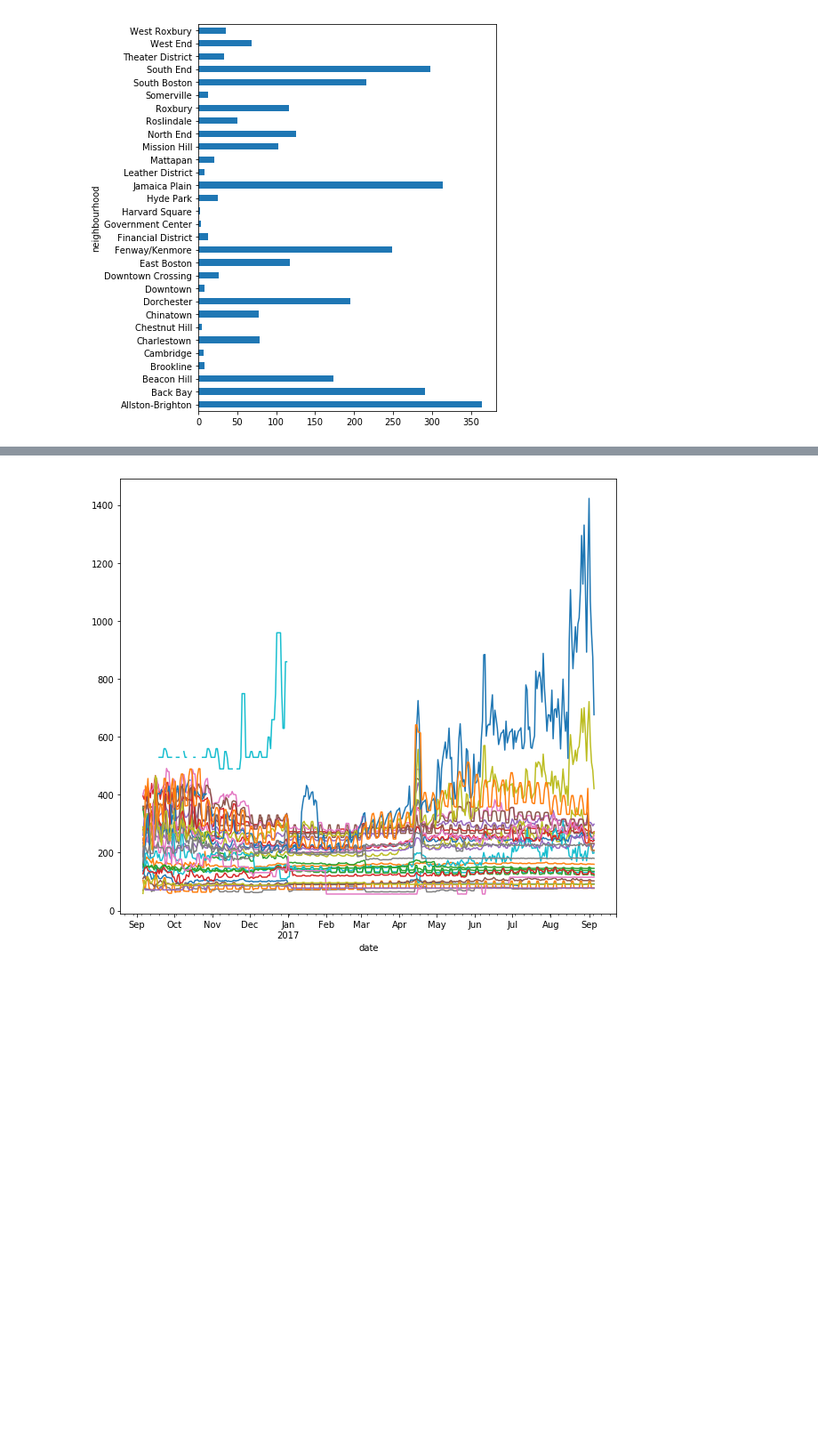
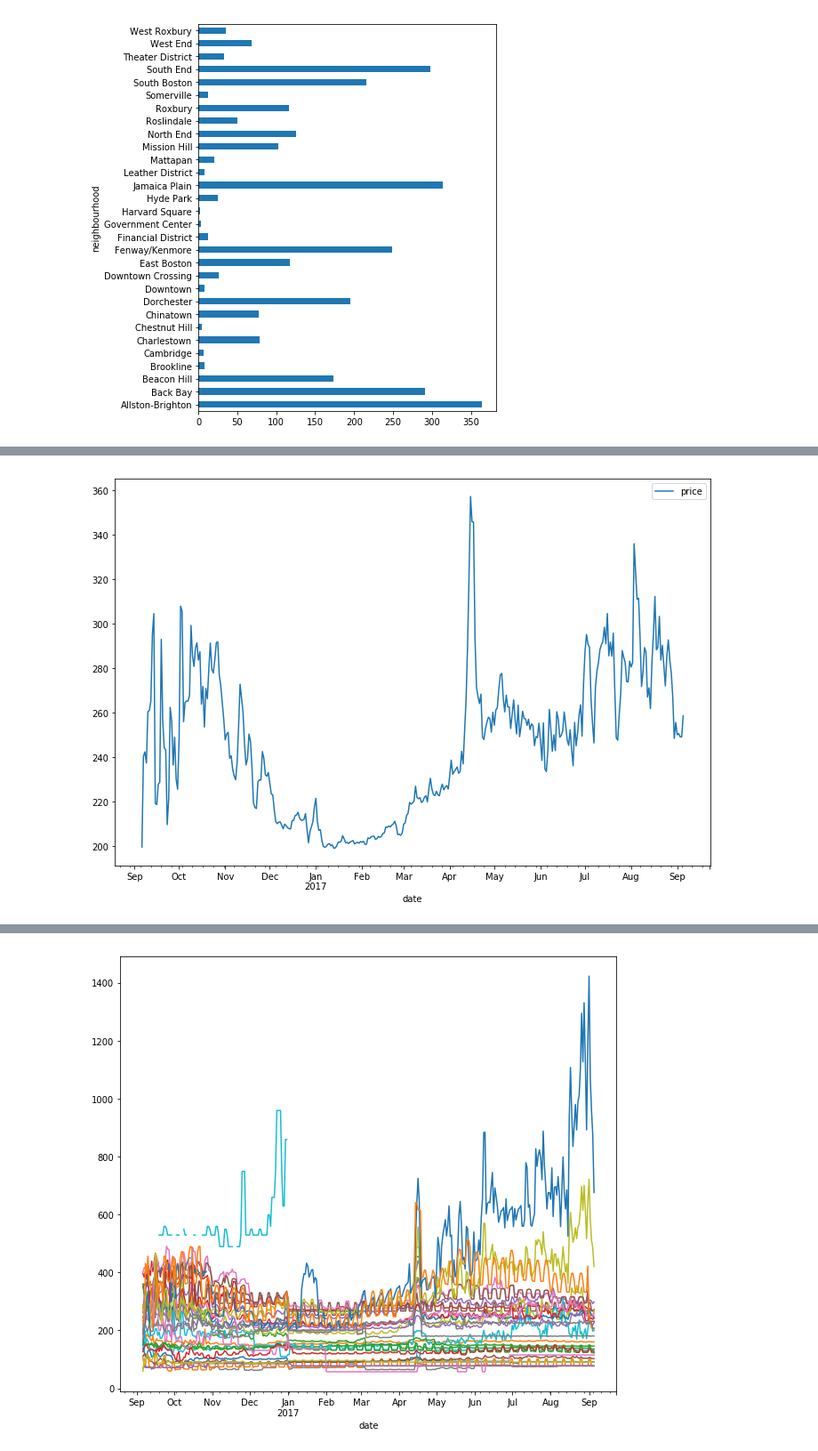
Before and after one commit to ilknurCakir/AirBnBBostonData, a Jupyter notebook: EDA.ipynb, the cells around one changed output, grey strips where cells are left out. Shown at 89% size. Saved outputs shown, nothing was run; the diff lists cells and outputs as text; code cells hidden in the pictures; blank space fills up the shorter version.

```diff
--- a/EDA.ipynb
+++ b/EDA.ipynb
@@ -61,0 +111,4 @@ calendar.available = np.where(calendar.available == 't', True, False)
+# %%
+df[df.neighbourhood == 'Beacon Hill'].plot('date', 'price', kind = 'line', figsize = (12, 8));
+# %% [output]
+[figure, added]
```
Also changed, not shown: parts of 16 cells of this notebook.
